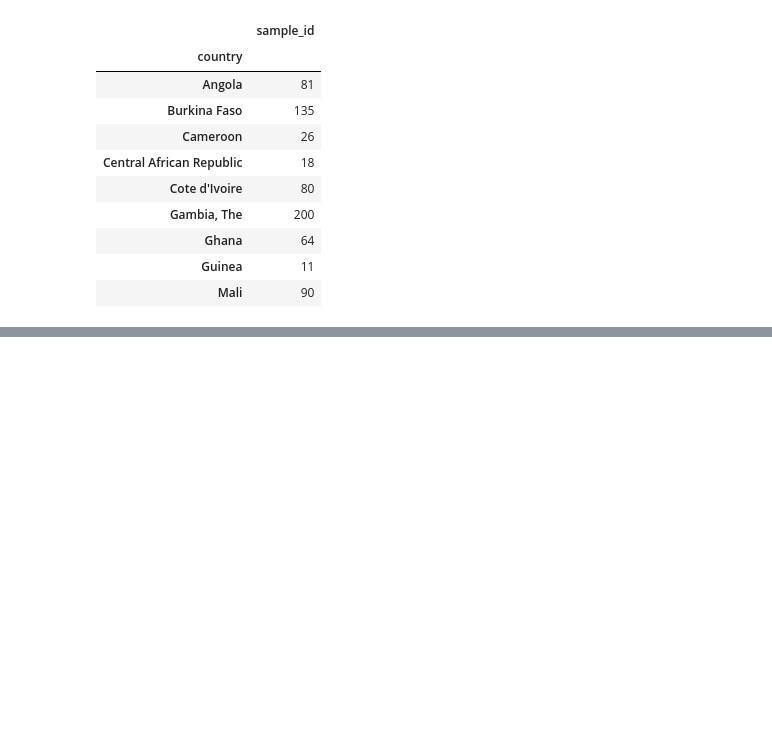
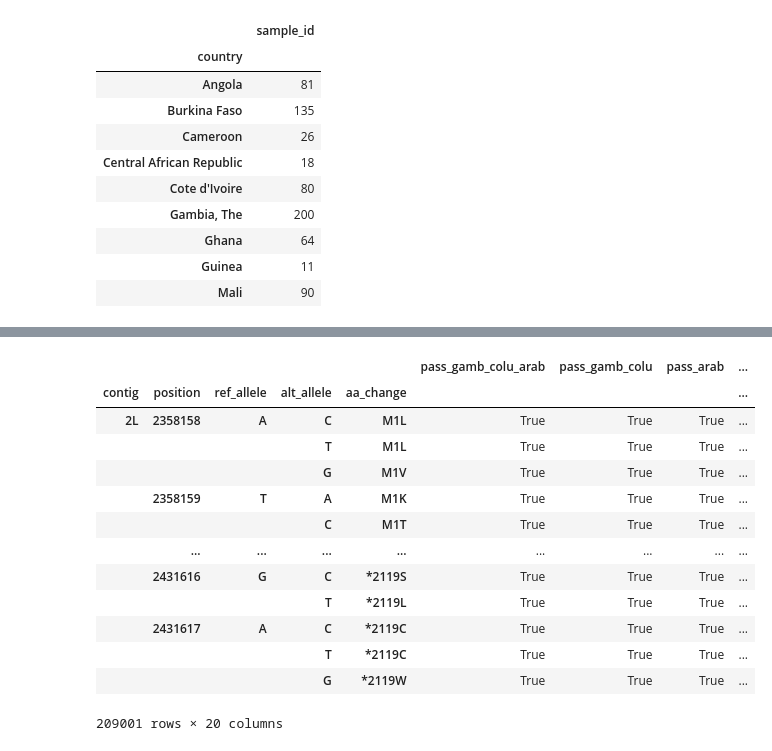
Before and after one commit to katairothomas/katairo, a Jupyter notebook: Copy_of_My_first_notebook.ipynb, the cells around one changed output, grey strips where cells are left out. Cells and saved outputs as stored; diff of their text form; code cells hidden in the pictures; blank space fills up the shorter version.

```diff
--- a/Copy_of_My_first_notebook.ipynb
+++ b/Copy_of_My_first_notebook.ipynb
@@ -442,0 +467,3 @@ countries_coluzzii
+# %%
+transcript = "AGAP004707-RD"
+cohorts = "admin1_year"
@@ -442,0 +486,25 @@ countries_coluzzii
+# %%
+sample_sets = ("AG1000G-AO", "AG1000G-BF-A", "AG1000G-BF-B")
+# %%
+snp_allele_freqs_df = ag3.snp_allele_frequencies(
+    transcript=transcript,
+    cohorts=cohorts,
+    sample_sets=sample_sets,
+    drop_invariant=False,
+)
+snp_allele_freqs_df
+# %% [output]
+|  |  |  |  |  | pass_gamb_colu_arab | pass_gamb_colu | pass_arab | ... |
+| contig | position | ref_allele | alt_allele | aa_change |  |  |  | ... |
+| 2L | 2358158 | A | C | M1L | True | True | True | ... |
+|  |  |  | T | M1L | True | True | True | ... |
+|  |  |  | G | M1V | True | True | True | ... |
+|  | 2358159 | T | A | M1K | True | True | True | ... |
+|  |  |  | C | M1T | True | True | True | ... |
+|  | ... | ... | ... | ... | ... | ... | ... | ... |
+|  | 2431616 | G | C | *2119S | True | True | True | ... |
+|  |  |  | T | *2119L | True | True | True | ... |
+|  | 2431617 | A | C | *2119C | True | True | True | ... |
+|  |  |  | T | *2119C | True | True | True | ... |
+|  |  |  | G | *2119W | True | True | True | ... |
+209001 rows × 20 columns
```
Also changed, not shown: parts of 9 cells of this notebook.
